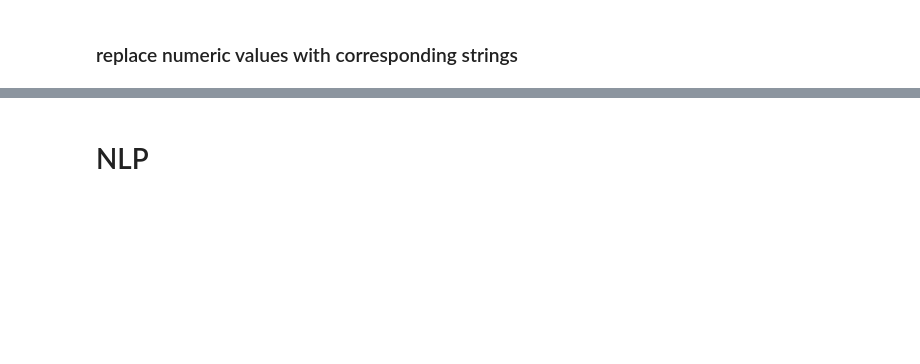
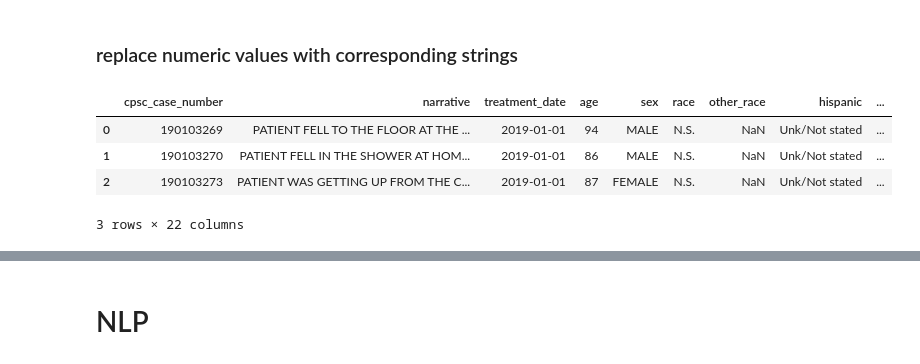
Before and after one commit to wendysphillips/Falling_analysis, a Jupyter notebook: code/fall_model_building_multiple_cats.ipynb, the cells around one changed output, grey strips where cells are left out. Drawn from its saved outputs; the diff is of its cells as text; code cells hidden in the pictures; blank space fills up the shorter version.

```diff
--- a/code/fall_model_building_multiple_cats.ipynb
+++ b/code/fall_model_building_multiple_cats.ipynb
@@ -30,6 +38,14 @@ decoded_df = df.copy()
 
 for col in mapping.keys():
     decoded_df[col] = decoded_df[col].map(mapping[col])
+# %%
+decoded_df.head(3)
+# %% [output]
+|  | cpsc_case_number | narrative | treatment_date | age | sex | race | other_race | hispanic | ... |
+| 0 | 190103269 | PATIENT FELL TO THE FLOOR AT THE ... | 2019-01-01 | 94 | MALE | N.S. | NaN | Unk/Not stated | ... |
+| 1 | 190103270 | PATIENT FELL IN THE SHOWER AT HOM... | 2019-01-01 | 86 | MALE | N.S. | NaN | Unk/Not stated | ... |
+| 2 | 190103273 | PATIENT WAS GETTING UP FROM THE C... | 2019-01-01 | 87 | FEMALE | N.S. | NaN | Unk/Not stated | ... |
+3 rows × 22 columns
 # %%
 # ensure mappings were applied correctly by checking that the number of missing values did not change
 assert (decoded_df.isnull().sum() == df.isnull().sum()).all()
```
Also changed, not shown: parts of 59 cells of this notebook.
